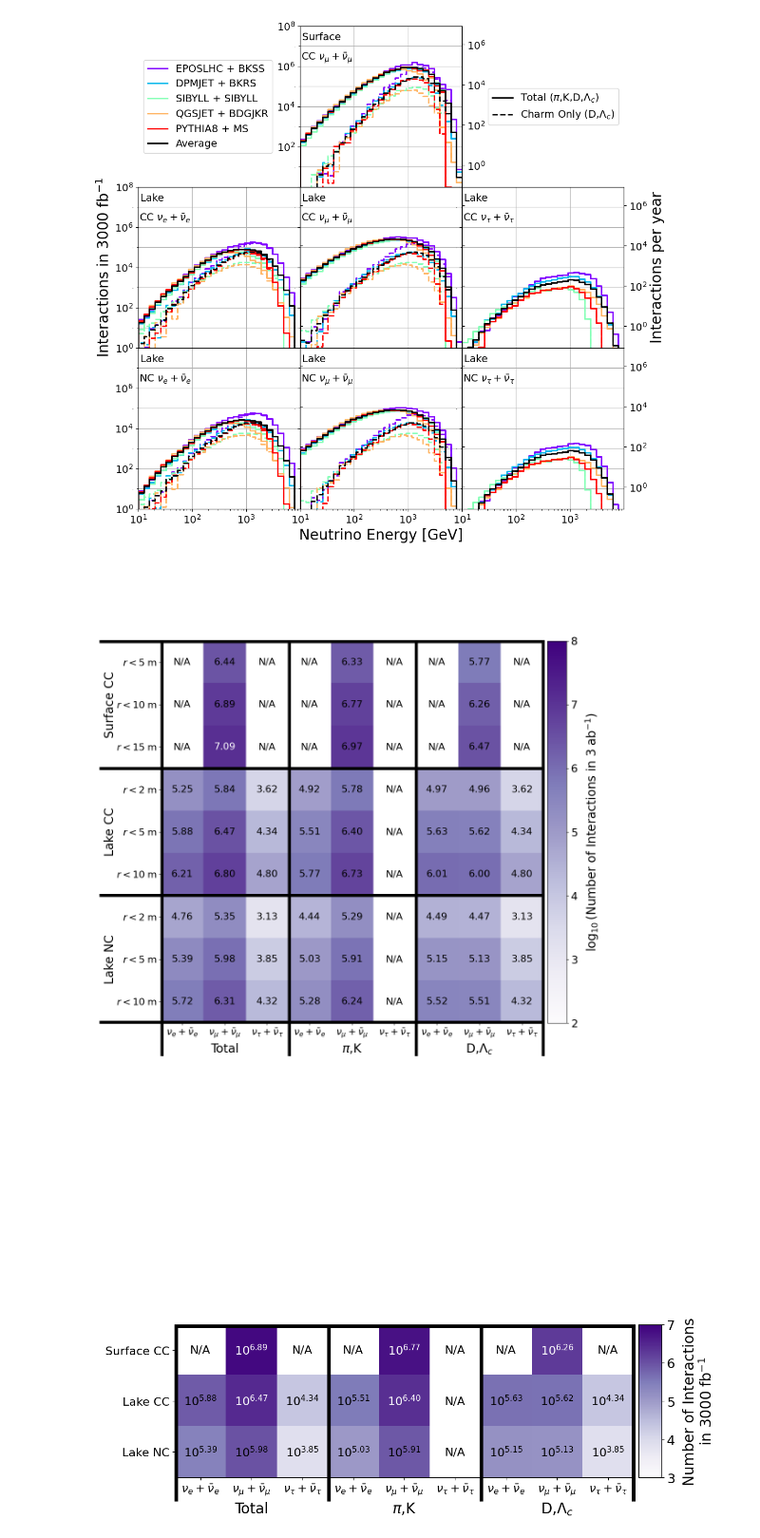
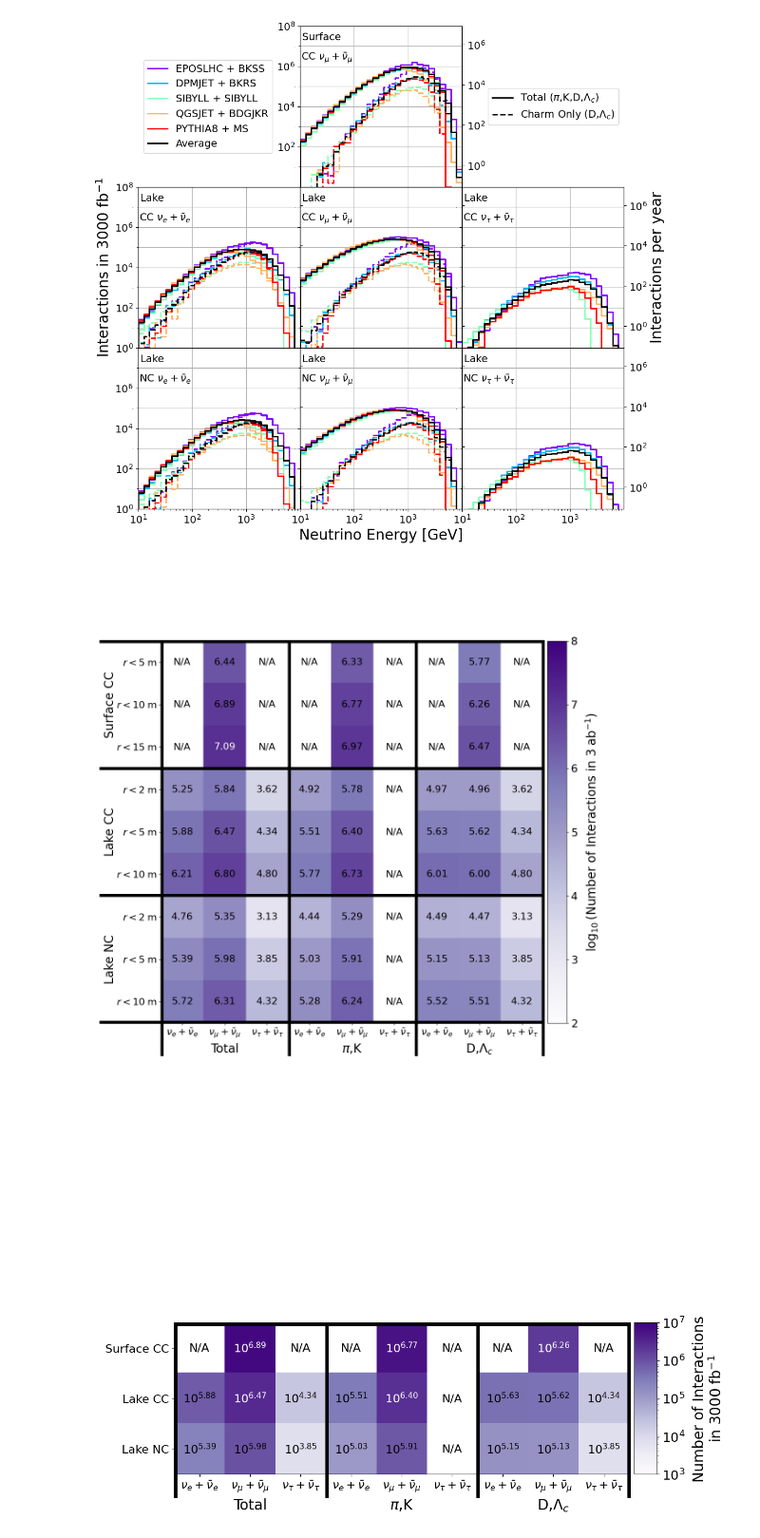
Before and after one commit to nickkamp1/Lake_Geneva_Neutrinos, a Jupyter notebook: RateComparison.ipynb, the cells around one changed output. Shown at 95% size. Drawn from its saved outputs; the diff is of its cells as text; code cells hidden in the pictures.

```diff
--- a/RateComparison.ipynb
+++ b/RateComparison.ipynb
@@ -359,7 +361,8 @@ for k,total_rates in total_rates_dict.items():
         tag = "%s_%s"%(k[0],k[1])
     else:
         tag = k
-    plt.savefig("Figures/Nu2024_Poster/RateMatrix_%s.pdf"%tag,dpi=100, transparent=True, facecolor=fig.get_facecolor(), edgecolor='none')
+    plt.gcf().patch.set_alpha(0.0)
+    plt.savefig("Figures/Nu2024_Poster/RateMatrix_%s.pdf"%tag,dpi=100)
     plt.show()
 
 
@@ -374,7 +377,7 @@ for k,total_rates in total_rates_dict.items():
     ax = fig.gca()
     fig.set_facecolor("white")
     total_rates_3x9 = total_rates[1:9:3,:]
-    im = ax.imshow(np.log10(total_rates_3x9),cmap='Purples',vmin=3,vmax=7)
+    im = ax.imshow(total_rates_3x9,cmap='Purples',norm=LogNorm(vmin=1e3,vmax=1e7))
 
     ax.set_xticks(range(9),xticklabels,fontsize=16)
     ax.set_yticks(range(3),det_labels,fontsize=16)
@@ -404,35 +407,36 @@ for k,total_rates in total_rates_dict.items():
     ax2_ymin = 0
 
     ax2_xextent = ax2_xmax - ax2_xmin
     ax2_yextent = ax2_ymax - ax2_ymin
 
     ax2_ymin_low = 0
     ax2_xmin_low = 0.01
 
     lines = []
     for frac in [0,1,2,3]:
         frac/=3.
         lines.append(Line2D([ax2_xmin+frac*ax2_xextent,ax2_xmin+frac*ax2_xextent], [ax2_ymin_low,ax2_ymax], lw=5., color='black'))
         if frac==1: lines.append(Line2D([ax2_xmin,ax2_xmax], [ax2_ymin+frac*ax2_yextent,ax2_ymin+frac*ax2_yextent], lw=5., color='black'))
     for line in lines: ax2.add_line(line)
 
     # create an axes on the right side of ax. The width of cax will be 5%
     # of ax and the padding between cax and ax will be fixed at 0.05 inch.
     divider = make_axes_locatable(ax)
     cax = divider.append_axes("right", size="5%", pad=0.1)
     cbar = plt.colorbar(im, cax=cax)
     cbar.ax.tick_params(labelsize=18)  # set your label size here
     cbar.set_label("Number of Interactions\n" + r"in $3000\;{\rm fb}^{-1}$",fontsize=20,labelpad=10)
 
     if type(k) == tuple:
         tag = "%s_%s"%(k[0],k[1])
     else:
         tag = k
-    plt.savefig("Figures/Nu2024_Poster/RateMatrix_%s_3x9.pdf"%tag,dpi=100, transparent=True, facecolor=fig.get_facecolor(), edgecolor='none')
+    plt.gcf().patch.set_alpha(0.0)
+    plt.savefig("Figures/Nu2024_Poster/RateMatrix_%s_3x9.pdf"%tag,dpi=100)
     plt.show()
 # %% [output]
 [figure]
-[figure, old version]
+[figure, new version]
 # %%
 # tracks vs cascades measurement
 
```
Also changed, not shown: parts of 5 cells of this notebook, 5 other files.
